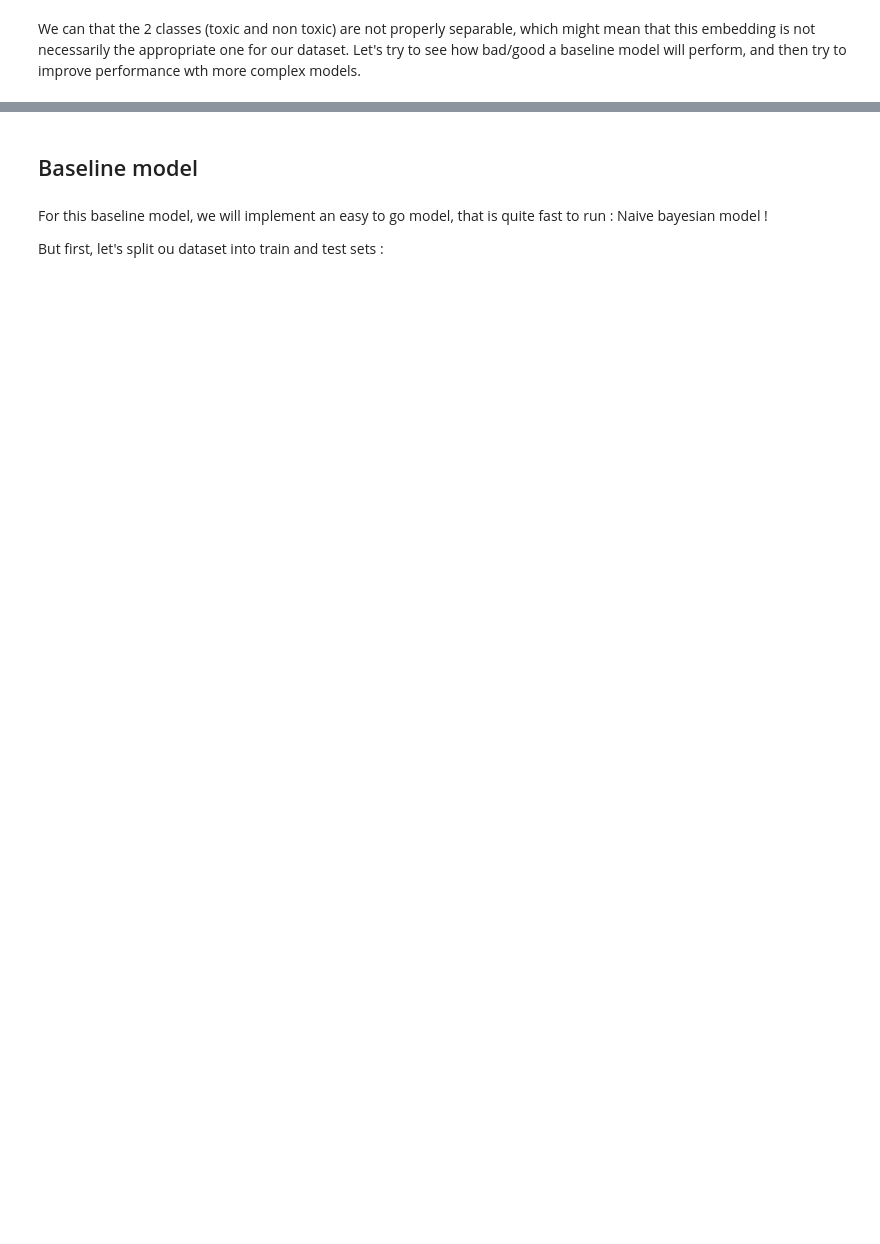
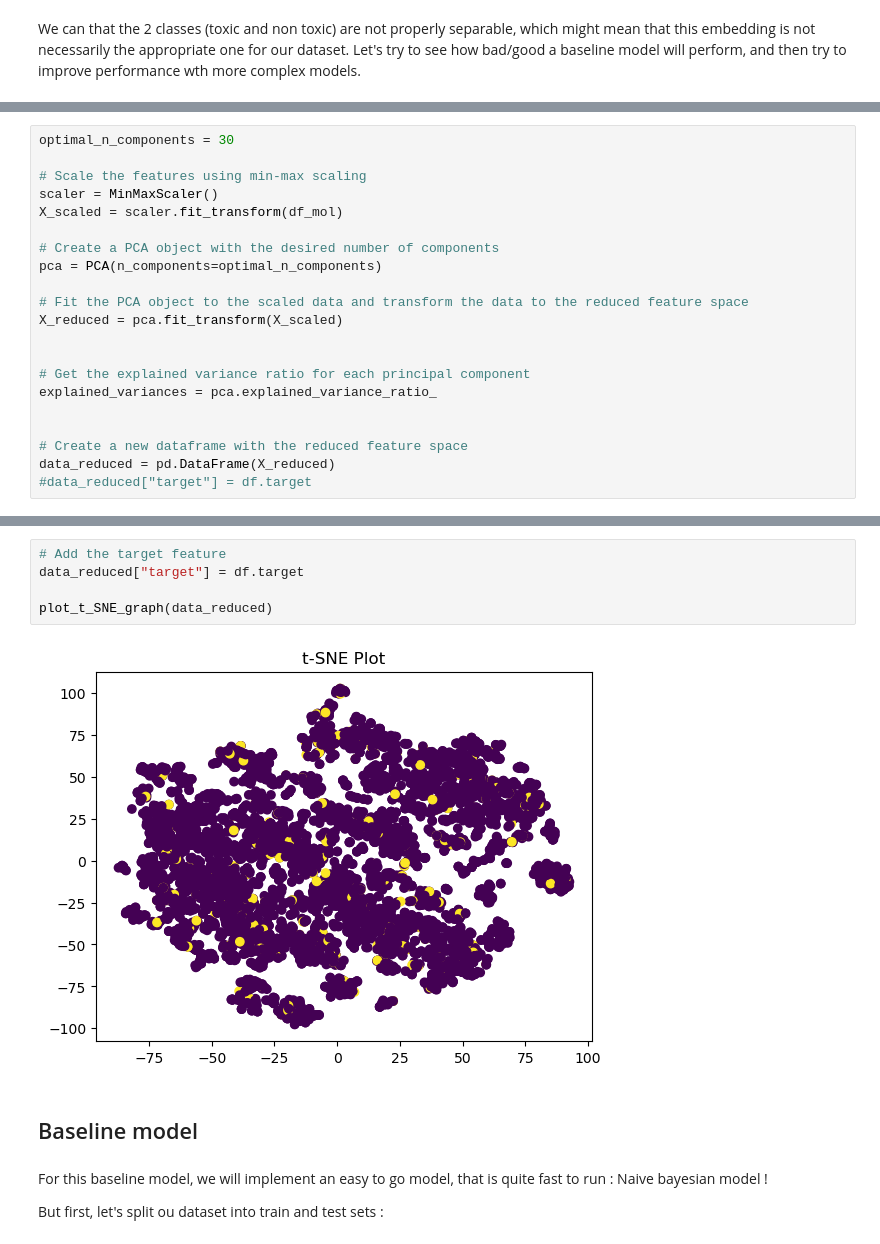
Before and after one commit to Anouar7768/MLNS_molecule_toxicity_detection, a Jupyter notebook: notebooks/Model.ipynb, the cells around one changed output, grey strips where cells are left out. Drawn from its saved outputs; the diff is of its cells as text; blank space fills up the shorter version.

```diff
--- a/notebooks/Model.ipynb
+++ b/notebooks/Model.ipynb
@@ -57,0 +123,21 @@ We can that the 2 classes (toxic and non toxic) are not properly separable, whic
+# %%
+optimal_n_components = 30
+
+# Scale the features using min-max scaling
+scaler = MinMaxScaler()
+X_scaled = scaler.fit_transform(df_mol)
+
+# Create a PCA object with the desired number of components
+pca = PCA(n_components=optimal_n_components)
+
+# Fit the PCA object to the scaled data and transform the data to the reduced feature space
+X_reduced = pca.fit_transform(X_scaled)
+
+
+# Get the explained variance ratio for each principal component
+explained_variances = pca.explained_variance_ratio_
+
+
+# Create a new dataframe with the reduced feature space
+data_reduced = pd.DataFrame(X_reduced)
+#data_reduced["target"] = df.target
@@ -58,3 +152,10 @@ We can that the 2 classes (toxic and non toxic) are not properly separable, whic
+# %%
+# Add the target feature
+data_reduced["target"] = df.target
+
+plot_t_SNE_graph(data_reduced)
+# %% [output]
+[figure, added]
 # %% [markdown]
 ## Baseline model
 # %% [markdown]
```
Also changed, not shown: parts of 32 cells of this notebook.
